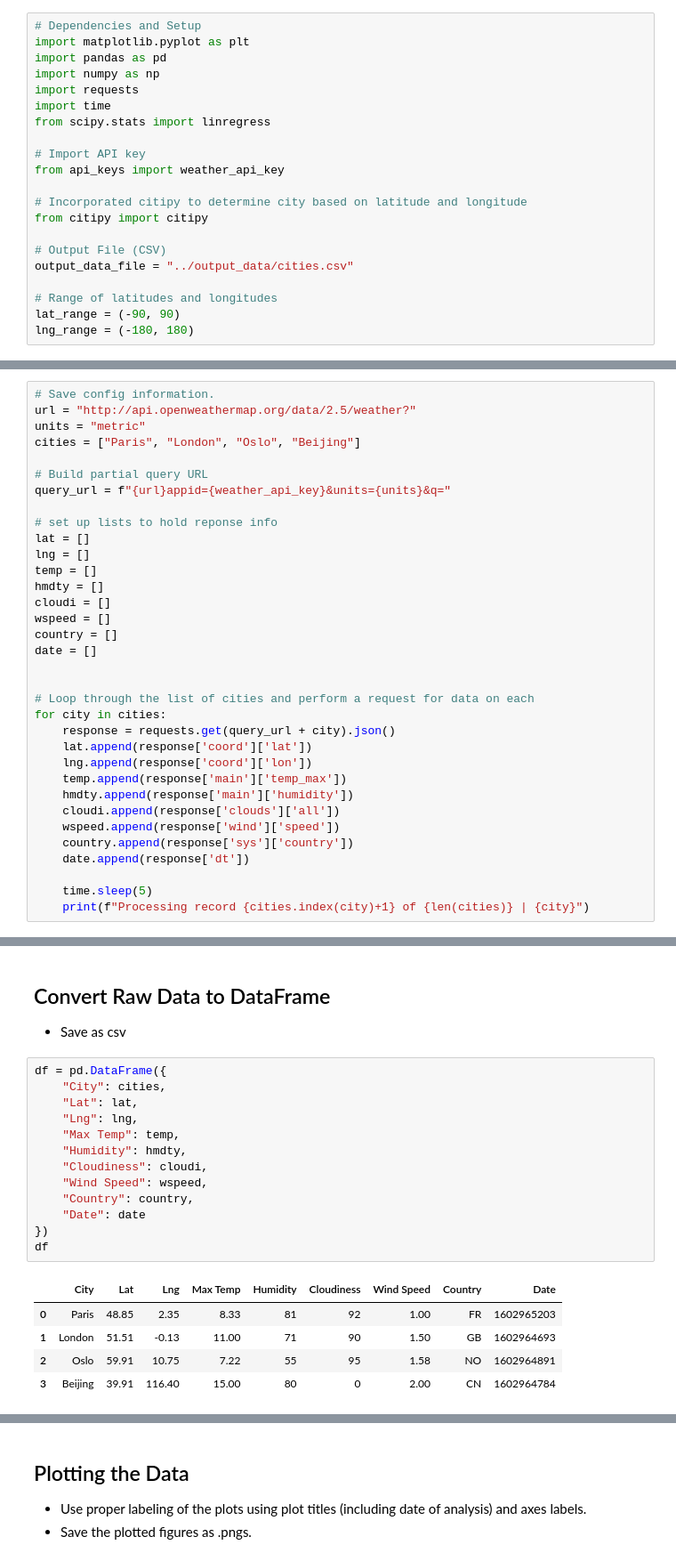
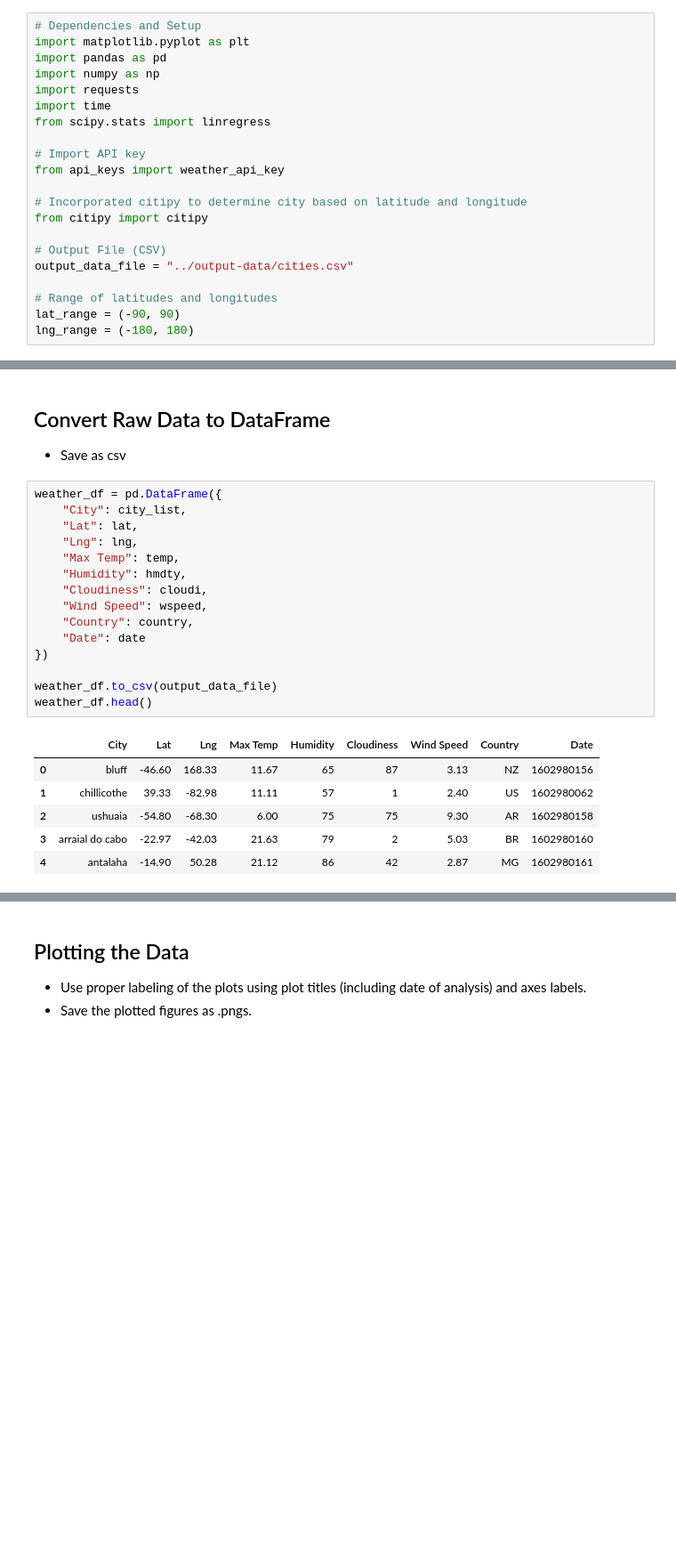
Before and after one commit to emcfarland/python-api-challenge, a Jupyter notebook: Scripts/WeatherPy.ipynb, the cells around one changed output, grey strips where cells are left out. Shown at 89% size. Drawn from its saved outputs; the diff is of its cells as text; blank space fills up the shorter version.

Commit message:
Create csv output, timestamp, and functions for plotting

```diff
--- a/Scripts/WeatherPy.ipynb
+++ b/Scripts/WeatherPy.ipynb
@@ -20,7 +20,7 @@ from api_keys import weather_api_key
 from citipy import citipy
 
 # Output File (CSV)
-output_data_file = "../output_data/cities.csv"
+output_data_file = "../output-data/cities.csv"
 
 # Range of latitudes and longitudes
 lat_range = (-90, 90)
@@ -53,37 +53,3 @@ len(cities)
 ## Perform API Calls
 * Perform a weather check on each city using a series of successive API calls.
 * Include a print log of each city as it'sbeing processed (with the city number and city name).
-# %%
-# Save config information.
-url = "http://api.openweathermap.org/data/2.5/weather?"
-units = "metric"
-cities = ["Paris", "London", "Oslo", "Beijing"]
-
-# Build partial query URL
-query_url = f"{url}appid={weather_api_key}&units={units}&q="
-
-# set up lists to hold reponse info
-lat = []
-lng = []
-temp = []
-hmdty = []
-cloudi = []
-wspeed = []
-country = []
-date = []
-
-
-# Loop through the list of cities and perform a request for data on each
-for city in cities:
-    response = requests.get(query_url + city).json()
-    lat.append(response['coord']['lat'])
-    lng.append(response['coord']['lon'])
-    temp.append(response['main']['temp_max'])
-    hmdty.append(response['main']['humidity'])
-    cloudi.append(response['clouds']['all'])
-    wspeed.append(response['wind']['speed'])
-    country.append(response['sys']['country'])
-    date.append(response['dt'])
-
-    time.sleep(5)
-    print(f"Processing record {cities.index(city)+1} of {len(cities)} | {city}")
@@ -115,21 +118,24 @@ Data Retrieval Complete
 ## Convert Raw Data to DataFrame
 * Save as csv
 # %%
-df = pd.DataFrame({
-    "City": cities,
+weather_df = pd.DataFrame({
+    "City": city_list,
     "Lat": lat,
     "Lng": lng,
     "Max Temp": temp,
     "Humidity": hmdty,
     "Cloudiness": cloudi,
     "Wind Speed": wspeed,
     "Country": country,
     "Date": date
 })
-df
+
+weather_df.to_csv(output_data_file)
+weather_df.head()
 # %% [output]
 |  | City | Lat | Lng | Max Temp | Humidity | Cloudiness | Wind Speed | Country | Date |
-| 0 | Paris | 48.85 | 2.35 | 8.33 | 81 | 92 | 1.00 | FR | 1602965203 |
-| 1 | London | 51.51 | -0.13 | 11.00 | 71 | 90 | 1.50 | GB | 1602964693 |
-| 2 | Oslo | 59.91 | 10.75 | 7.22 | 55 | 95 | 1.58 | NO | 1602964891 |
-| 3 | Beijing | 39.91 | 116.40 | 15.00 | 80 | 0 | 2.00 | CN | 1602964784 |
+| 0 | bluff | -46.60 | 168.33 | 11.67 | 65 | 87 | 3.13 | NZ | 1602980156 |
+| 1 | chillicothe | 39.33 | -82.98 | 11.11 | 57 | 1 | 2.40 | US | 1602980062 |
+| 2 | ushuaia | -54.80 | -68.30 | 6.00 | 75 | 75 | 9.30 | AR | 1602980158 |
+| 3 | arraial do cabo | -22.97 | -42.03 | 21.63 | 79 | 2 | 5.03 | BR | 1602980160 |
+| 4 | antalaha | -14.90 | 50.28 | 21.12 | 86 | 42 | 2.87 | MG | 1602980161 |
```
Also changed, not shown: parts of 27 cells of this notebook, 1 other file.
